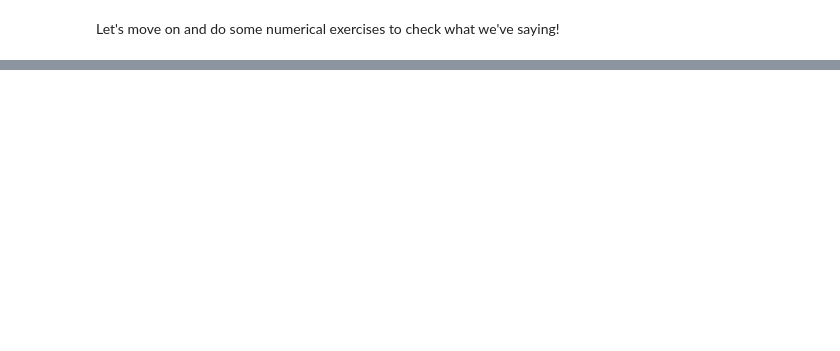
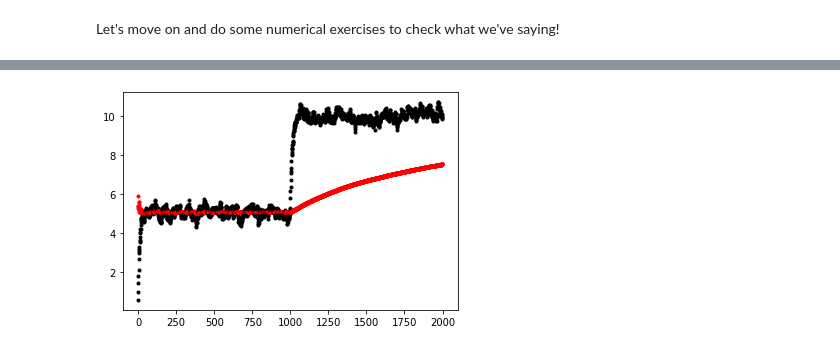
Before and after one commit to rsoaresp/docs, a Jupyter notebook: mean_variance_online_calculations.ipynb, the cells around one changed output, grey strips where cells are left out. Drawn from its saved outputs; the diff is of its cells as text; code cells hidden in the pictures; blank space fills up the shorter version.

```diff
--- a/mean_variance_online_calculations.ipynb
+++ b/mean_variance_online_calculations.ipynb
@@ -89,0 +68,6 @@ Non-stationary mean
+# %%
+avg = online_averager('arithmetic')
+
+numbers = [1,2,3,4,5]
+for pos, num in enumerate(numbers):
+    print(avg(num), np.mean(numbers[0:1+pos]))
@@ -89,0 +80,6 @@ Non-stationary mean
+# %%
+avg = online_averager('generalized', m=3)
+
+numbers = [1,2,3,4,5]
+for pos, num in enumerate(numbers):
+    print(avg(num))
@@ -89,0 +121,30 @@ Non-stationary mean
+# %%
+def online_averager_ns(averager_type: str, alpha: float, **kwargs) -> Callable:
+
+    n, mean = 0, 0
+    m = kwargs.get('m', 1)
+
+    def arithmetic_averager(new_value: float) -> float:
+        nonlocal n, mean
+        n = n + 1
+        mean = mean + alpha*(new_value - mean)
+        return mean
+
+    def generalized_averager(new_value: float) -> float:
+        nonlocal n, mean
+        n = n + 1
+        mean = (mean**m + alpha*(new_value**m - mean**m))**(1/m)
+        return mean
+
+    if averager_type == 'arithmetic':
+        return arithmetic_averager
+    elif averager_type == 'generalized':
+        return generalized_averager
+# %%
+arithmetic_ns = online_averager_ns('arithmetic', 0.1)
+arithmetic = online_averager('arithmetic')
+for pos, num in enumerate(non_stationary_ts):
+    plt.plot(pos, arithmetic(num), 'r.')
+    plt.plot(pos, arithmetic_ns(num), 'k.')
+# %% [output]
+[figure, added]
```
Also changed, not shown: parts of 24 cells of this notebook.
